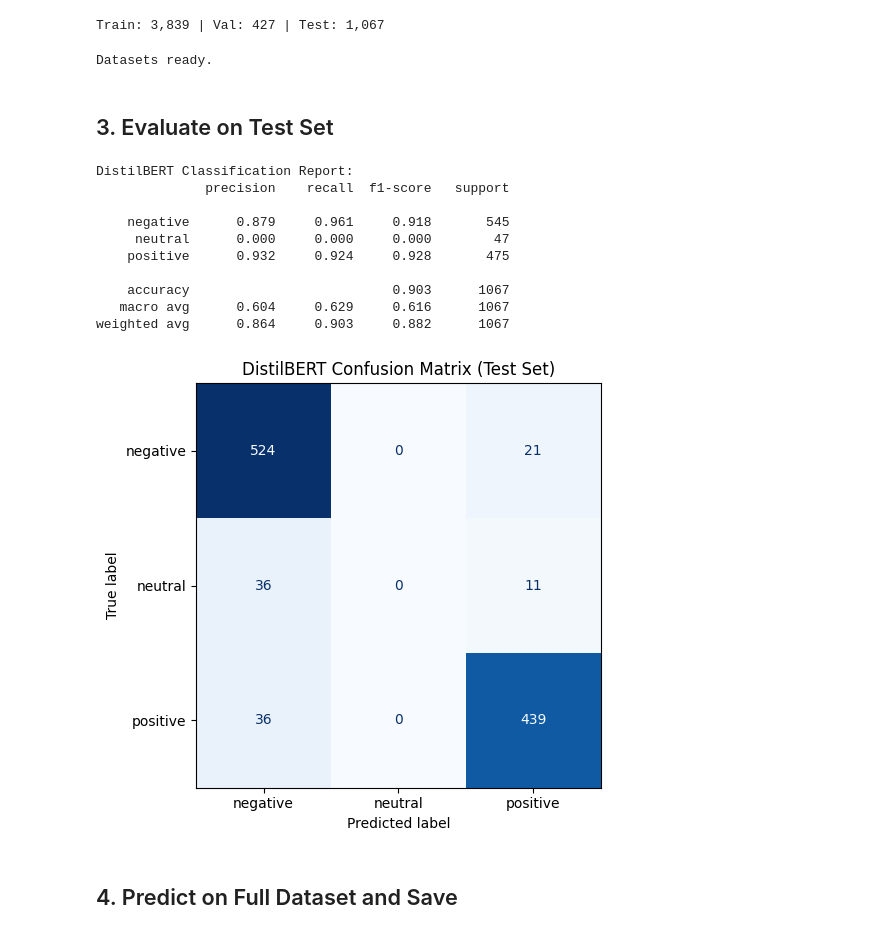
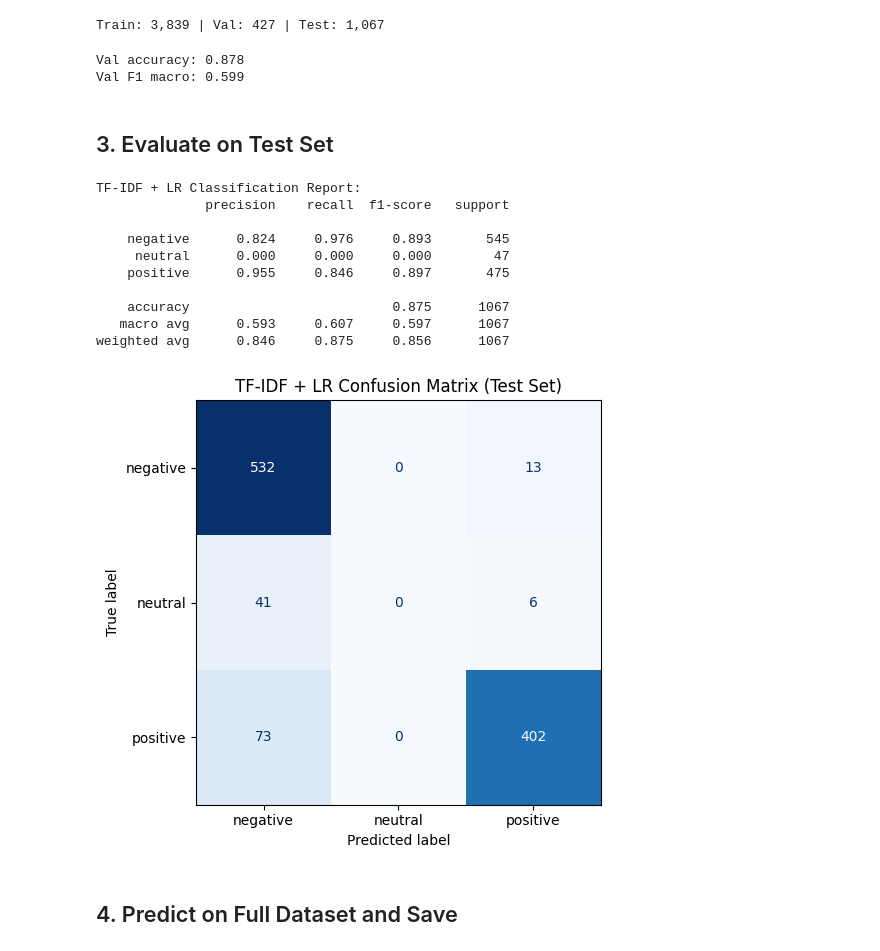
Before and after one commit to rounddragonsyl/grab-sentiment-analysis, a Jupyter notebook: notebooks/03_sentiment_modelling.ipynb, the cells around one changed output. Drawn from its saved outputs; the diff is of its cells as text; code cells hidden in the pictures.

```diff
--- a/notebooks/03_sentiment_modelling.ipynb
+++ b/notebooks/03_sentiment_modelling.ipynb
@@ -102,2 +80,10 @@ OSError: [WinError 1114] A dynamic link library (DLL) initialization routine fai
+# %%
+from sklearn.feature_extraction.text import TfidfVectorizer
+from sklearn.linear_model import LogisticRegression
+from sklearn.pipeline import Pipeline
+from sklearn.metrics import f1_score, accuracy_score
+import joblib
+
+SAMPLE_SIZE = None  # set to e.g. 2000 for a quick test run
 # %%
 label2id = {'negative': 0, 'neutral': 1, 'positive': 2}
@@ -115,20 +101,3 @@ train_df, val_df  = train_test_split(train_df, test_size=0.1, stratify=train_df[
 print(f'Train: {len(train_df):,} | Val: {len(val_df):,} | Test: {len(test_df):,}')
 # %% [output]
 Train: 3,839 | Val: 427 | Test: 1,067
-# %%
-tokenizer = DistilBertTokenizerFast.from_pretrained(MODEL_NAME)
-
-def tokenize(batch):
-    return tokenizer(batch['review_clean'], truncation=True, max_length=MAX_LEN)
-
-def to_hf_dataset(df_):
-    ds = Dataset.from_pandas(df_[['review_clean', 'label']].reset_index(drop=True))
-    return ds.map(tokenize, batched=True)
-
-train_ds = to_hf_dataset(train_df)
-val_ds   = to_hf_dataset(val_df)
-test_ds  = to_hf_dataset(test_df)
-
-print('Datasets ready.')
-# %% [output]
-Datasets ready.
@@ -187,34 +104,49 @@ trainer.train()
+# %%
+clf = Pipeline([
+    ('tfidf', TfidfVectorizer(max_features=30000, ngram_range=(1, 2), sublinear_tf=True)),
+    ('lr',    LogisticRegression(C=1.0, max_iter=1000, random_state=42)),
+])
+
+clf.fit(train_df['review_clean'], train_df['label'])
+
+val_preds = clf.predict(val_df['review_clean'])
+print(f'Val accuracy: {accuracy_score(val_df["label"], val_preds):.3f}')
+print(f'Val F1 macro: {f1_score(val_df["label"], val_preds, average="macro"):.3f}')
+# %% [output]
+Val accuracy: 0.878
+Val F1 macro: 0.599
 # %% [markdown]
 ## 3. Evaluate on Test Set
 # %%
-predictions = trainer.predict(test_ds)
-preds = np.argmax(predictions.predictions, axis=1)
-true  = predictions.label_ids
+from sklearn.metrics import classification_report, confusion_matrix, ConfusionMatrixDisplay
 
-print('DistilBERT Classification Report:')
+preds = clf.predict(test_df['review_clean'])
+true  = test_df['label'].values
+
+print('TF-IDF + LR Classification Report:')
 print(classification_report(true, preds, target_names=['negative', 'neutral', 'positive'], digits=3))
 # %% [output]
-DistilBERT Classification Report:
+TF-IDF + LR Classification Report:
               precision    recall  f1-score   support
 
-    negative      0.879     0.961     0.918       545
+    negative      0.824     0.976     0.893       545
      neutral      0.000     0.000     0.000        47
-    positive      0.932     0.924     0.928       475
+    positive      0.955     0.846     0.897       475
 
-    accuracy                          0.903      1067
-   macro avg      0.604     0.629     0.616      1067
-weighted avg      0.864     0.903     0.882      1067
+    accuracy                          0.875      1067
+   macro avg      0.593     0.607     0.597      1067
+weighted avg      0.846     0.875     0.856      1067
 # %%
-cm_bert = confusion_matrix(true, preds)
-disp2 = ConfusionMatrixDisplay(confusion_matrix=cm_bert, display_labels=['negative', 'neutral', 'positive'])
+cm = confusion_matrix(true, preds)
+disp = ConfusionMatrixDisplay(confusion_matrix=cm, display_labels=['negative', 'neutral', 'positive'])
 fig, ax = plt.subplots(figsize=(6, 5))
-disp2.plot(ax=ax, colorbar=False, cmap='Blues')
-ax.set_title('DistilBERT Confusion Matrix (Test Set)')
+disp.plot(ax=ax, colorbar=False, cmap='Blues')
+ax.set_title('TF-IDF + LR Confusion Matrix (Test Set)')
 plt.tight_layout()
-plt.savefig('../data/03_distilbert_cm.png', dpi=120)
+plt.savefig('../data/03_tfidf_cm.png', dpi=120)
 plt.show()
 # %% [output]
-[figure, old version]
+[figure, new version]
 # %% [markdown]
 ## 4. Predict on Full Dataset and Save
 # %%
```
Also changed, not shown: parts of 8 cells of this notebook, 2 other files.
